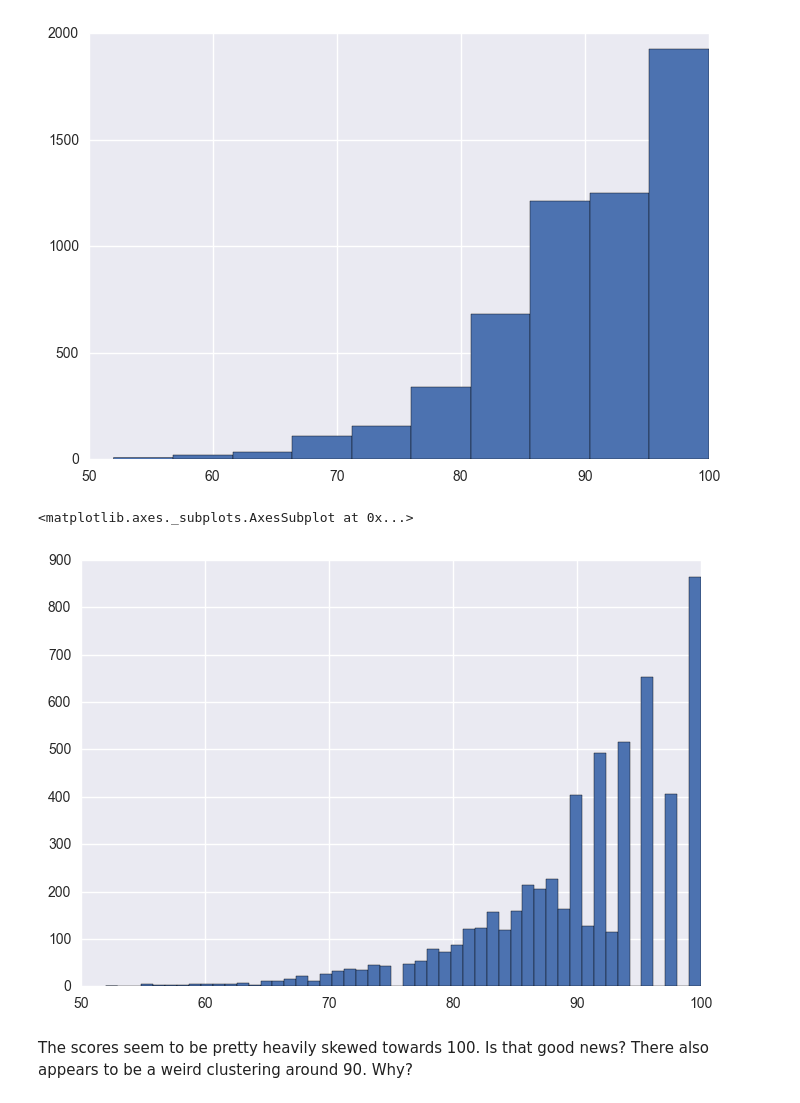
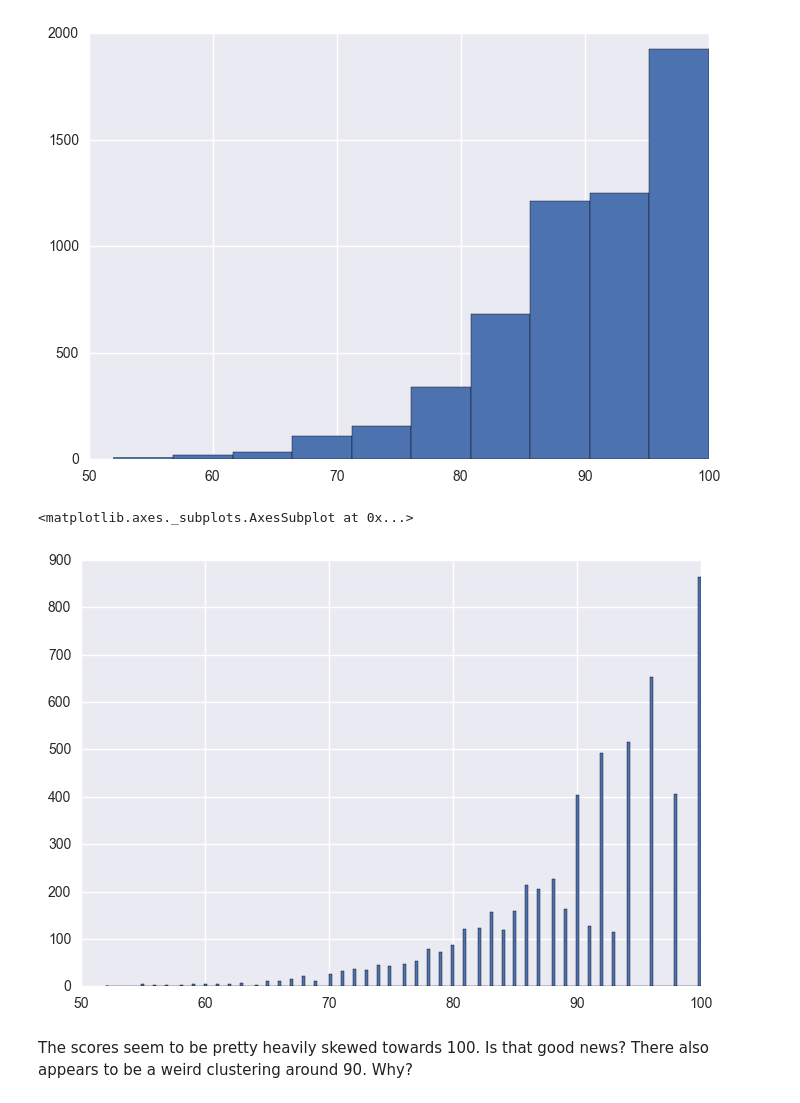
Before and after one commit to DS-100/DS-100.github.io, a Jupyter notebook: sp17/assets/notebooks/food_safety/SF_Food_Safety.ipynb, the cells around one changed output. Drawn from its saved outputs; the diff is of its cells as text; code cells hidden in the pictures.

```diff
--- a/sp17/assets/notebooks/food_safety/SF_Food_Safety.ipynb
+++ b/sp17/assets/notebooks/food_safety/SF_Food_Safety.ipynb
@@ -641,10 +664,10 @@ bus['latest_score'].hist(bins=10)
 <matplotlib.axes._subplots.AxesSubplot at 0x...>
 [figure]
 # %%
-bus['latest_score'].hist(bins=50)
+bus['latest_score'].hist(bins=200)
 # %% [output]
 <matplotlib.axes._subplots.AxesSubplot at 0x...>
-[figure, old version]
+[figure, new version]
 # %% [markdown]
 The scores seem to be pretty heavily skewed towards 100.  Is that good news?  There also appears to be a weird clustering around 90.  Why?
 # %% [markdown]
```
Also changed, not shown: parts of 19 cells of this notebook, 1 other file.
